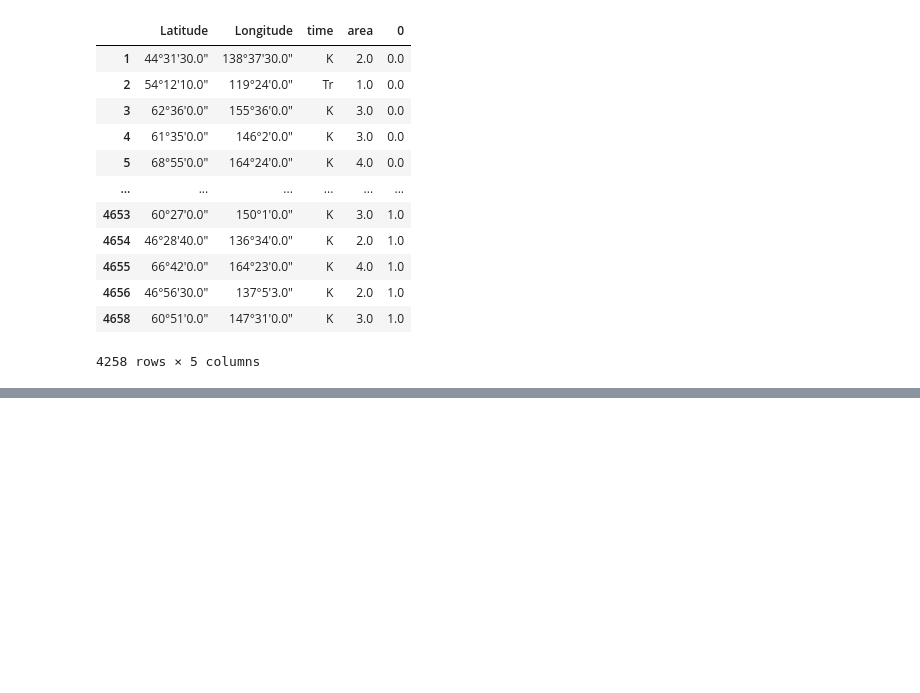
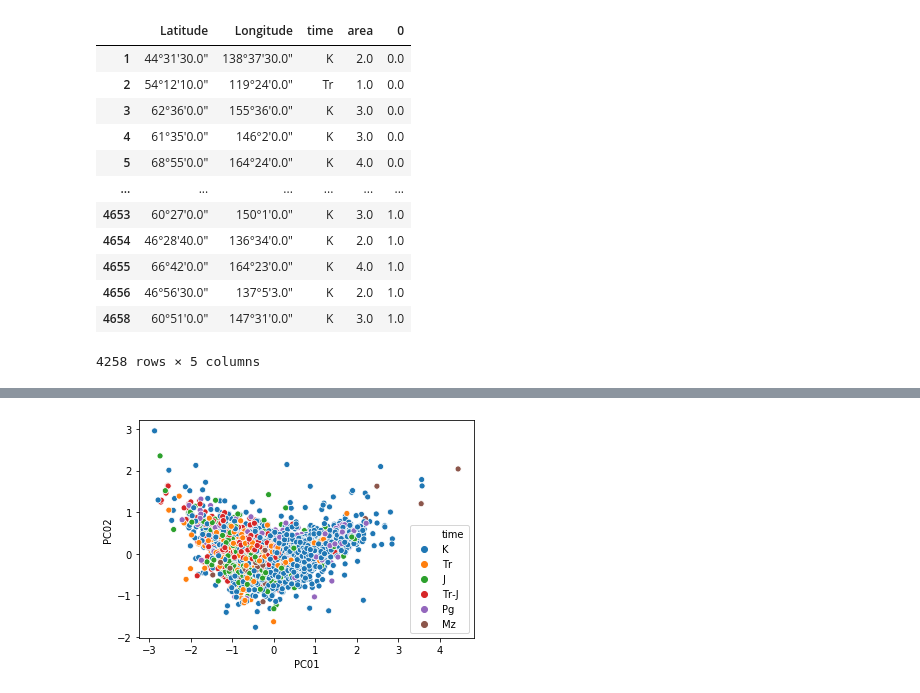
Before and after one commit to Complexio/Vistelius_1995_OCR, a Jupyter notebook: _ANALYSIS/3_Cluster_analysis_Frost.ipynb, the cells around one changed output, grey strips where cells are left out. Drawn from its saved outputs; the diff is of its cells as text; code cells hidden in the pictures; blank space fills up the shorter version.

Commit message:
Cluster analysis MALI Frost

```diff
--- a/_ANALYSIS/3_Cluster_analysis_Frost.ipynb
+++ b/_ANALYSIS/3_Cluster_analysis_Frost.ipynb
@@ -76,6 +44,9 @@ metadata = preproc.load_obj("metadata")
 Fe_num = preproc.load_obj("Fe_num")
 Fe_num_pca_df = preproc.load_obj("Fe_num_pca_df")
 
+MALI = preproc.load_obj("MALI")
+MALI_pca_df = preproc.load_obj("MALI_pca_df")
+
 mineralogy_clr = preproc.load_obj("mineralogy_clr1")
 # %%
 area_numbers = pd.read_excel("../_INTERPOLATION/area_subdivided.xlsx", index_col=0, usecols=[0, 24, 29])
@@ -332,0 +320,5 @@ cluster_plot.to_excel("../_CLUSTER/groups_time_area/Frost/Fe/groups_try.xlsx", i
+# %%
+sns.scatterplot(x="PC01", y="PC02", data=MALI_pca_df, hue=metadata["time"])
+plt.show();
+# %% [output]
+[figure, added]
```
Also changed, not shown: parts of 30 cells of this notebook, 27 other files.
